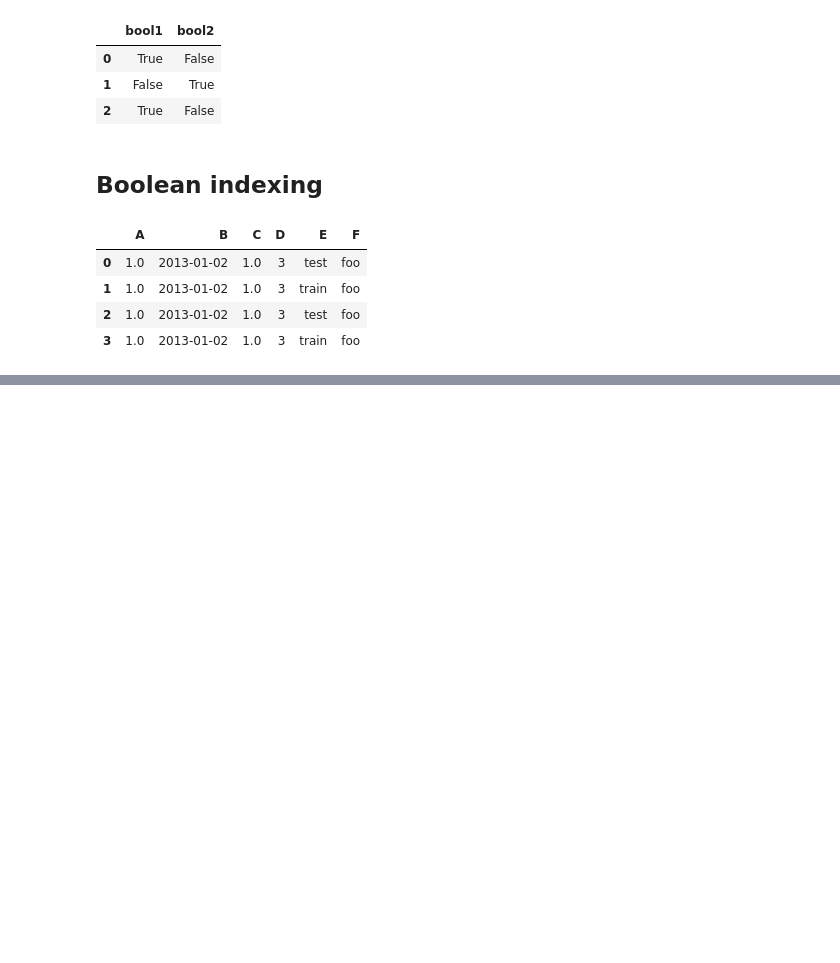
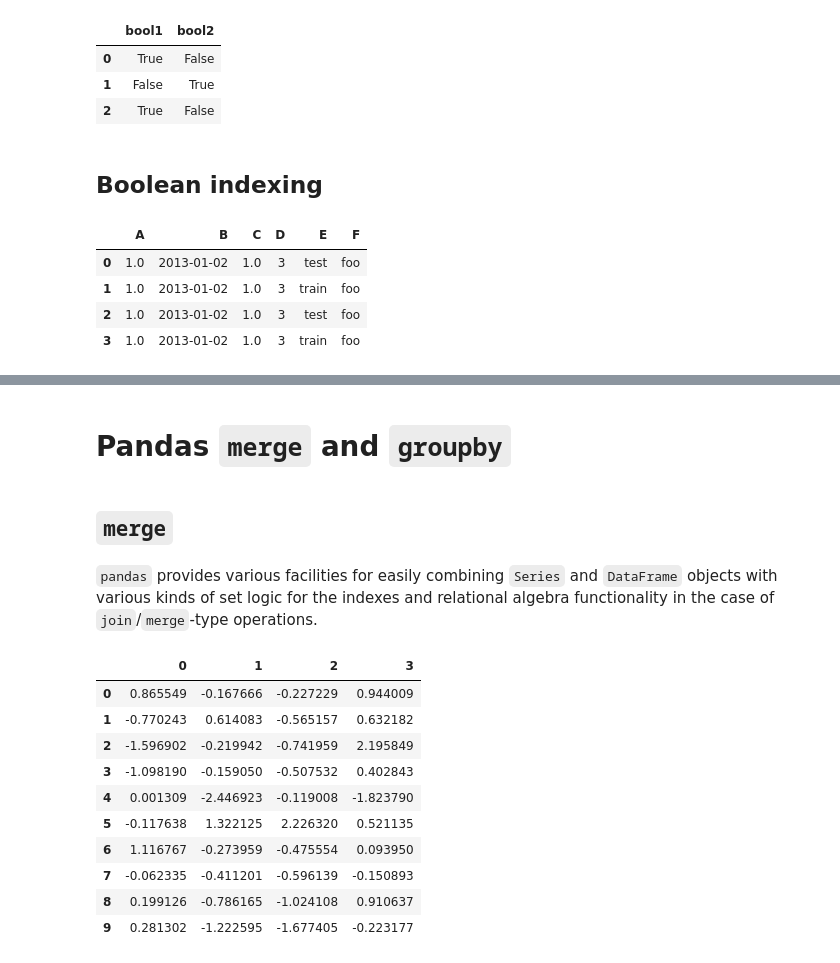
Before and after one commit to Leighson/lighthouse-data-notes-v2, a Jupyter notebook: w02_d2/notes.ipynb, the cells around one changed output, grey strips where cells are left out. Saved outputs shown, nothing was run; the diff lists cells and outputs as text; code cells hidden in the pictures; blank space fills up the shorter version.

Commit message:
Complete merge and groupby refreshers.

```diff
--- a/w02_d2/notes.ipynb
+++ b/w02_d2/notes.ipynb
@@ -558,2 +558,23 @@ df
 | 2013-01-01 | NaN | NaN | NaN | NaN | NaN | NaN | NaT | NaN | -10.0 | NaN | 50 |
 | 2013-01-02 | NaN | NaN | NaN | NaN | NaN | NaN | NaT | NaN | NaN | -20.0 | 50 |
+# %% [markdown]
+# Pandas `merge` and `groupby`
+# %% [markdown]
+## `merge`
+# %% [markdown]
+`pandas` provides various facilities for easily combining `Series` and `DataFrame` objects with various kinds of set logic for the indexes and relational algebra functionality in the case of `join`/`merge`-type operations.
+# %%
+df = pd.DataFrame(np.random.randn(10, 4))
+df
+# %% [output]
+|  | 0 | 1 | 2 | 3 |
+| 0 | 0.865549 | -0.167666 | -0.227229 | 0.944009 |
+| 1 | -0.770243 | 0.614083 | -0.565157 | 0.632182 |
+| 2 | -1.596902 | -0.219942 | -0.741959 | 2.195849 |
+| 3 | -1.098190 | -0.159050 | -0.507532 | 0.402843 |
+| 4 | 0.001309 | -2.446923 | -0.119008 | -1.823790 |
+| 5 | -0.117638 | 1.322125 | 2.226320 | 0.521135 |
+| 6 | 1.116767 | -0.273959 | -0.475554 | 0.093950 |
+| 7 | -0.062335 | -0.411201 | -0.596139 | -0.150893 |
+| 8 | 0.199126 | -0.786165 | -1.024108 | 0.910637 |
+| 9 | 0.281302 | -1.222595 | -1.677405 | -0.223177 |
```
Also changed, not shown: parts of 28 cells of this notebook.
